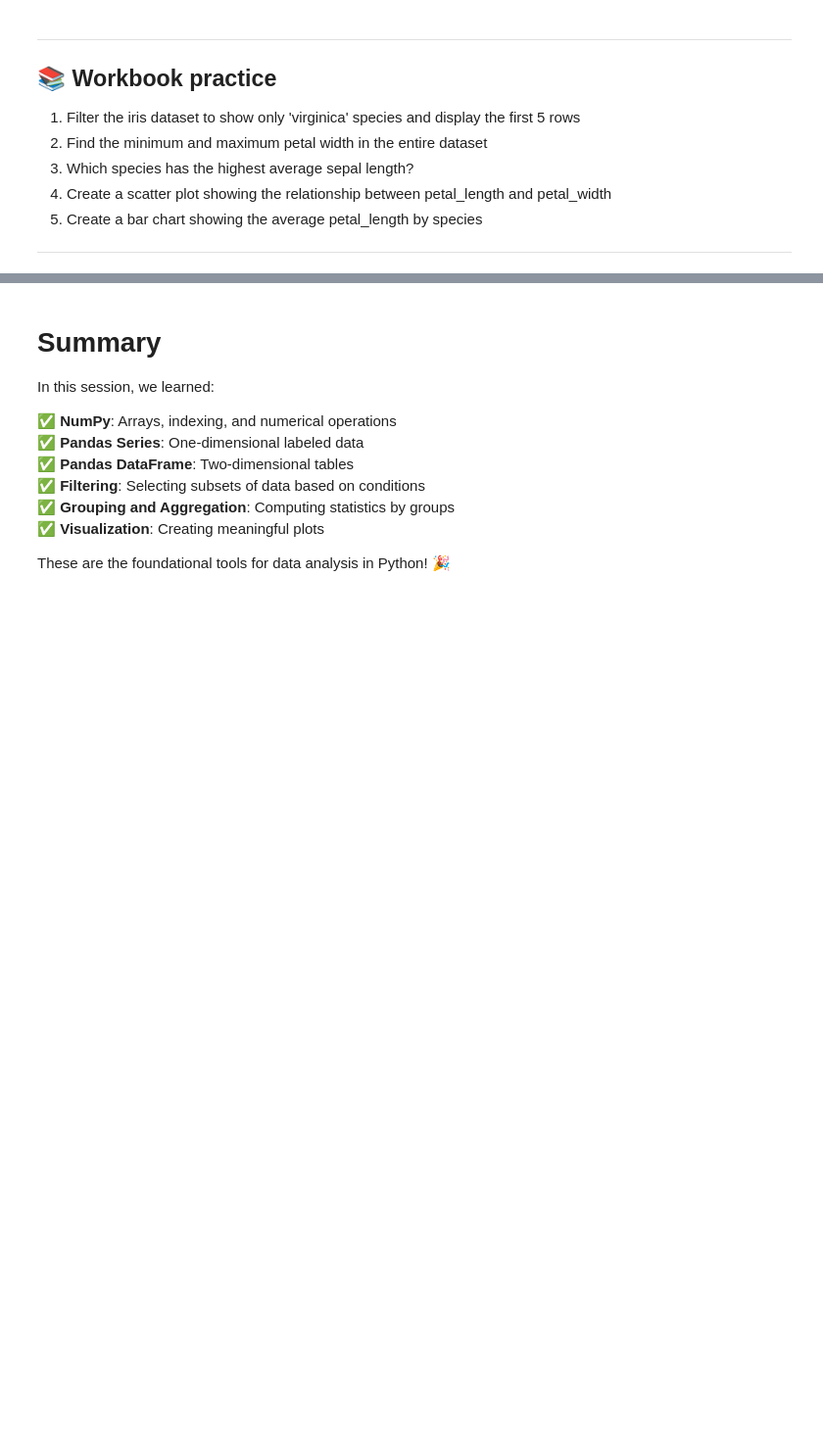
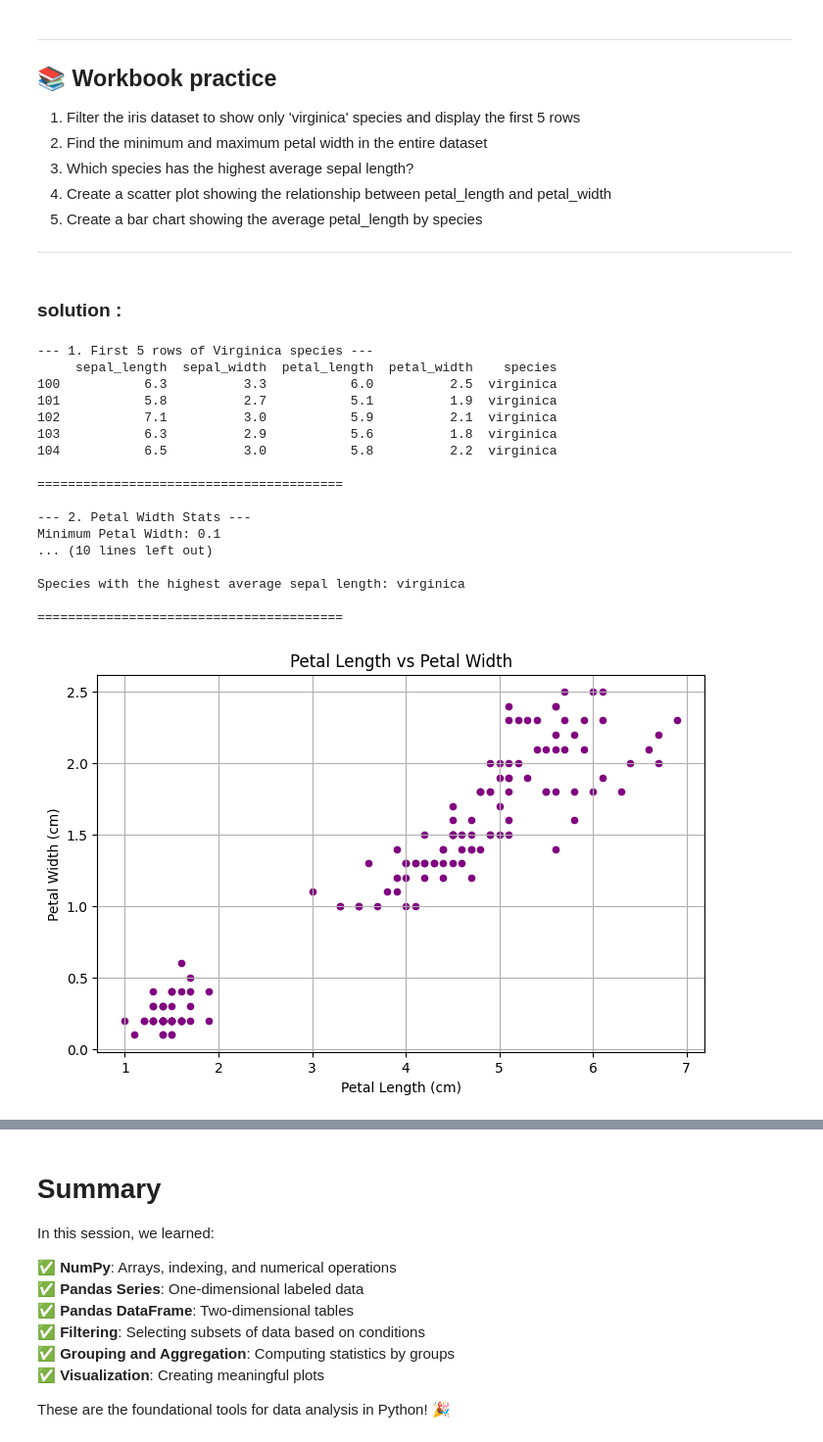
Before and after one commit to katibhakiim/python-workshop-basics, a Jupyter notebook: python_workshop_basics_2.ipynb, the cells around one changed output, grey strips where cells are left out. Shown at 98% size. Saved outputs shown, nothing was run; the diff lists cells and outputs as text; code cells hidden in the pictures; blank space fills up the shorter version.

```diff
--- a/python_workshop_basics_2.ipynb
+++ b/python_workshop_basics_2.ipynb
@@ -671,3 +759,82 @@ plt.show()
 5. Create a bar chart showing the average petal_length by species
 
 ---
+# %% [markdown]
+### solution :
+# %%
+# Import required libraries
+import pandas as pd
+import matplotlib.pyplot as plt
+
+# Load the Iris dataset (if not already loaded)
+url = 'https://raw.githubusercontent.com/mwaskom/seaborn-data/master/iris.csv'
+iris_df = pd.read_csv(url)
+
+# ==========================================
+# 1. Filter for 'virginica' species
+# ==========================================
+virginica_df = iris_df[iris_df['species'] == 'virginica']
+print("--- 1. First 5 rows of Virginica species ---")
+print(virginica_df.head())
+print("\n" + "="*40 + "\n")
+
+# ==========================================
+# 2. Minimum and Maximum Petal Width
+# ==========================================
+min_pw = iris_df['petal_width'].min()
+max_pw = iris_df['petal_width'].max()
+print(f"--- 2. Petal Width Stats ---\nMinimum Petal Width: {min_pw}\nMaximum Petal Width: {max_pw}")
+print("\n" + "="*40 + "\n")
+
+# ==========================================
+# 3. Species with the Highest Average Sepal Length
+# ==========================================
+avg_sepal_length = iris_df.groupby('species')['sepal_length'].mean()
+highest_sepal_species = avg_sepal_length.idxmax()
+
+print("--- 3. Average Sepal Length by Species ---")
+print(avg_sepal_length)
+print(f"\nSpecies with the highest average sepal length: {highest_sepal_species}")
+print("\n" + "="*40 + "\n")
+
+# ==========================================
+# 4. Scatter Plot: Petal Length vs Petal Width
+# ==========================================
+iris_df.plot(x='petal_length', y='petal_width', kind='scatter', figsize=(8, 5), color='purple')
+plt.title('Petal Length vs Petal Width')
+plt.xlabel('Petal Length (cm)')
+plt.ylabel('Petal Width (cm)')
+plt.grid(True)
+plt.show()
+
+# ==========================================
+# 5. Bar Chart: Average Petal Length by Species
+# ==========================================
+avg_petal_length = iris_df.groupby('species')['petal_length'].mean()
+
+avg_petal_length.plot(kind='bar', figsize=(8, 5), color='teal', edgecolor='black')
+plt.title('Average Petal Length by Species')
+plt.xlabel('Species')
+plt.ylabel('Average Petal Length (cm)')
+plt.xticks(rotation=0)
+plt.grid(axis='y', linestyle='--', alpha=0.7)
+plt.show()
+# %% [output]
+--- 1. First 5 rows of Virginica species ---
+     sepal_length  sepal_width  petal_length  petal_width    species
+100           6.3          3.3           6.0          2.5  virginica
+101           5.8          2.7           5.1          1.9  virginica
+102           7.1          3.0           5.9          2.1  virginica
+103           6.3          2.9           5.6          1.8  virginica
+104           6.5          3.0           5.8          2.2  virginica
+
+========================================
+
+--- 2. Petal Width Stats ---
+Minimum Petal Width: 0.1
+... (10 lines left out)
+
+Species with the highest average sepal length: virginica
+
+========================================
+[figure, added]
```
Also changed, not shown: parts of 4 cells of this notebook.
